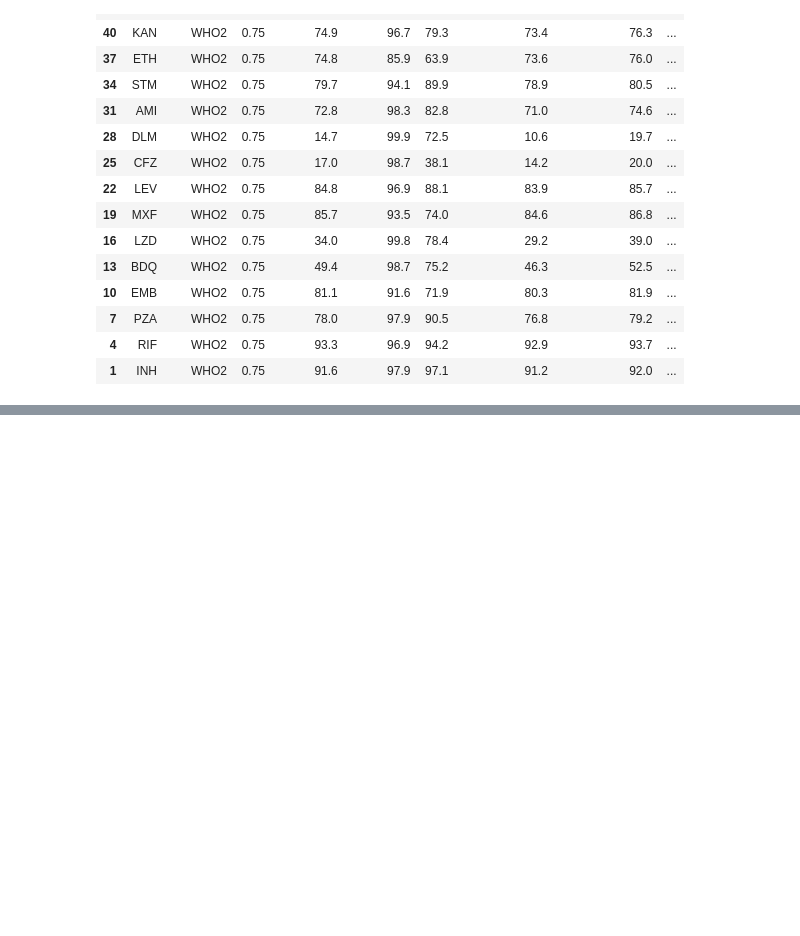
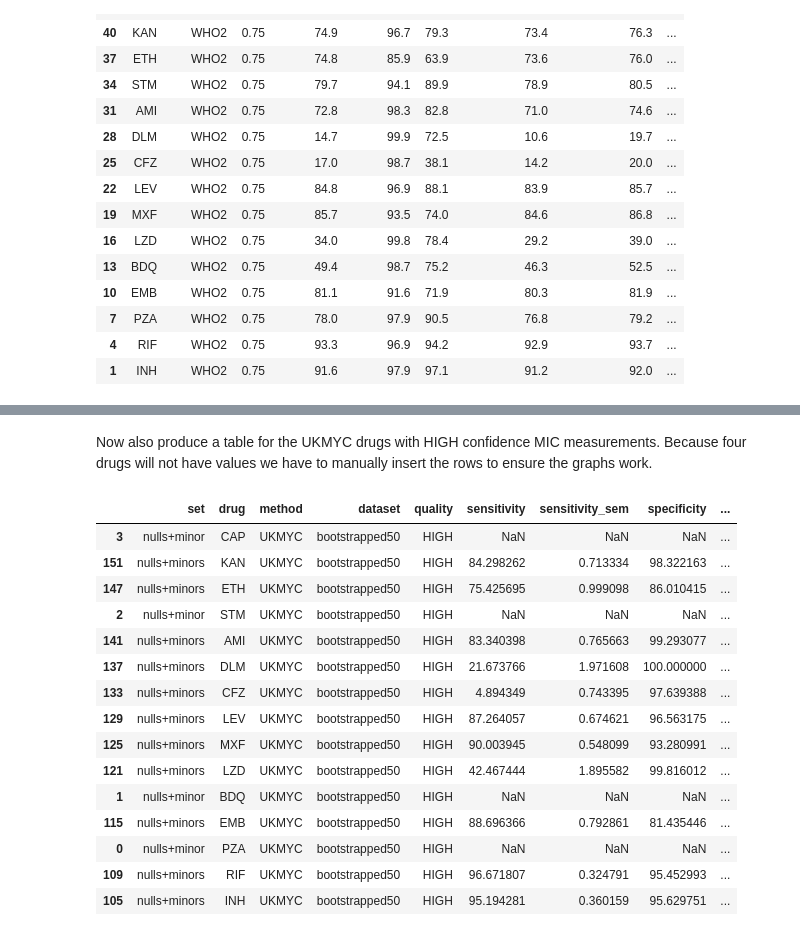
Before and after one commit to fowler-lab/validate-myco-amr, a Jupyter notebook: plot.ipynb, the cells around one changed output, grey strips where cells are left out. Drawn from its saved outputs; the diff is of its cells as text; code cells hidden in the pictures; blank space fills up the shorter version.

Commit message:
mod main figure and added growth data

```diff
--- a/plot.ipynb
+++ b/plot.ipynb
@@ -23,6 +22,10 @@ results
 # %%
+who_drugs = list(pandas.read_csv('dat/drugs/who2_drugs.csv').drug)
+
 who = pandas.read_csv('dat/WHO2-Annex1-table.csv')
 who = who[(who.catalogue=='WHO2') & (who.FRS==0.75)]
+
+# reverse the order of the table so that the drugs are in the same order on all graphs
 who = who.iloc[::-1]
 who
 # %% [output]
@@ -67 +71,36 @@ df
+# %% [markdown]
+Now also produce a table for the UKMYC drugs with HIGH confidence MIC measurements. Because four drugs will not have values we have to manually insert the rows to ensure the graphs work.
+# %%
+df2 = results[(results.dataset=='bootstrapped50') & (results.quality=='HIGH') & (results.set=='nulls+minors')]
+
+rows = []
+for i in ['PZA', 'BDQ', 'STM', 'CAP']:
+    row = ['nulls+minor', i, 'UKMYC', 'bootstrapped50', 'HIGH'] + [None for i in range(13)]
+    rows.append(row)
+
+df3 = pandas.DataFrame(rows, columns=df2.columns)
+df2 = pandas.concat([df2, df3])
+
+df2.drug = df2.drug.astype('category')
+df2.drug = df2.drug.cat.set_categories(who_drugs)
+df2.sort_values('drug', inplace=True)
+df2 = df2.iloc[::-1]
+df2
+# %% [output]
+|  | set | drug | method | dataset | quality | sensitivity | sensitivity_sem | specificity | ... |
+| 3 | nulls+minor | CAP | UKMYC | bootstrapped50 | HIGH | NaN | NaN | NaN | ... |
+| 151 | nulls+minors | KAN | UKMYC | bootstrapped50 | HIGH | 84.298262 | 0.713334 | 98.322163 | ... |
+| 147 | nulls+minors | ETH | UKMYC | bootstrapped50 | HIGH | 75.425695 | 0.999098 | 86.010415 | ... |
+| 2 | nulls+minor | STM | UKMYC | bootstrapped50 | HIGH | NaN | NaN | NaN | ... |
+| 141 | nulls+minors | AMI | UKMYC | bootstrapped50 | HIGH | 83.340398 | 0.765663 | 99.293077 | ... |
+| 137 | nulls+minors | DLM | UKMYC | bootstrapped50 | HIGH | 21.673766 | 1.971608 | 100.000000 | ... |
+| 133 | nulls+minors | CFZ | UKMYC | bootstrapped50 | HIGH | 4.894349 | 0.743395 | 97.639388 | ... |
+| 129 | nulls+minors | LEV | UKMYC | bootstrapped50 | HIGH | 87.264057 | 0.674621 | 96.563175 | ... |
+| 125 | nulls+minors | MXF | UKMYC | bootstrapped50 | HIGH | 90.003945 | 0.548099 | 93.280991 | ... |
+| 121 | nulls+minors | LZD | UKMYC | bootstrapped50 | HIGH | 42.467444 | 1.895582 | 99.816012 | ... |
+| 1 | nulls+minor | BDQ | UKMYC | bootstrapped50 | HIGH | NaN | NaN | NaN | ... |
+| 115 | nulls+minors | EMB | UKMYC | bootstrapped50 | HIGH | 88.696366 | 0.792861 | 81.435446 | ... |
+| 0 | nulls+minor | PZA | UKMYC | bootstrapped50 | HIGH | NaN | NaN | NaN | ... |
+| 109 | nulls+minors | RIF | UKMYC | bootstrapped50 | HIGH | 96.671807 | 0.324791 | 95.452993 | ... |
+| 105 | nulls+minors | INH | UKMYC | bootstrapped50 | HIGH | 95.194281 | 0.360159 | 95.629751 | ... |
 # %%
```
Also changed, not shown: parts of 6 cells of this notebook, 7 other files.
